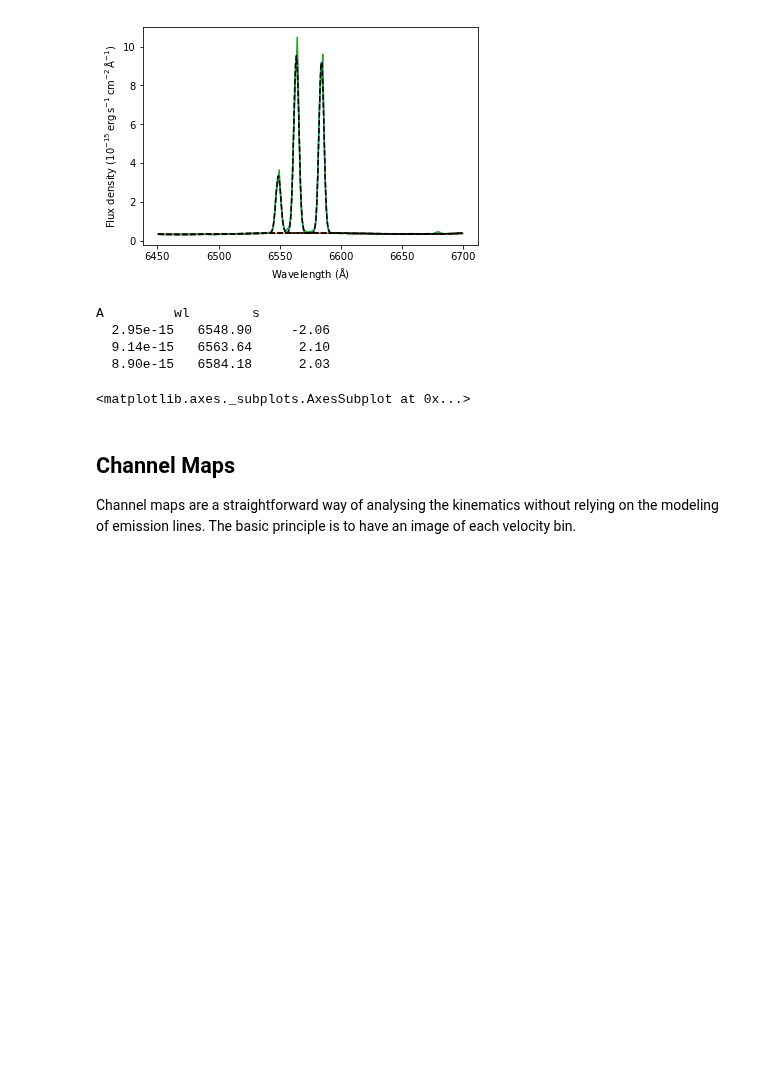
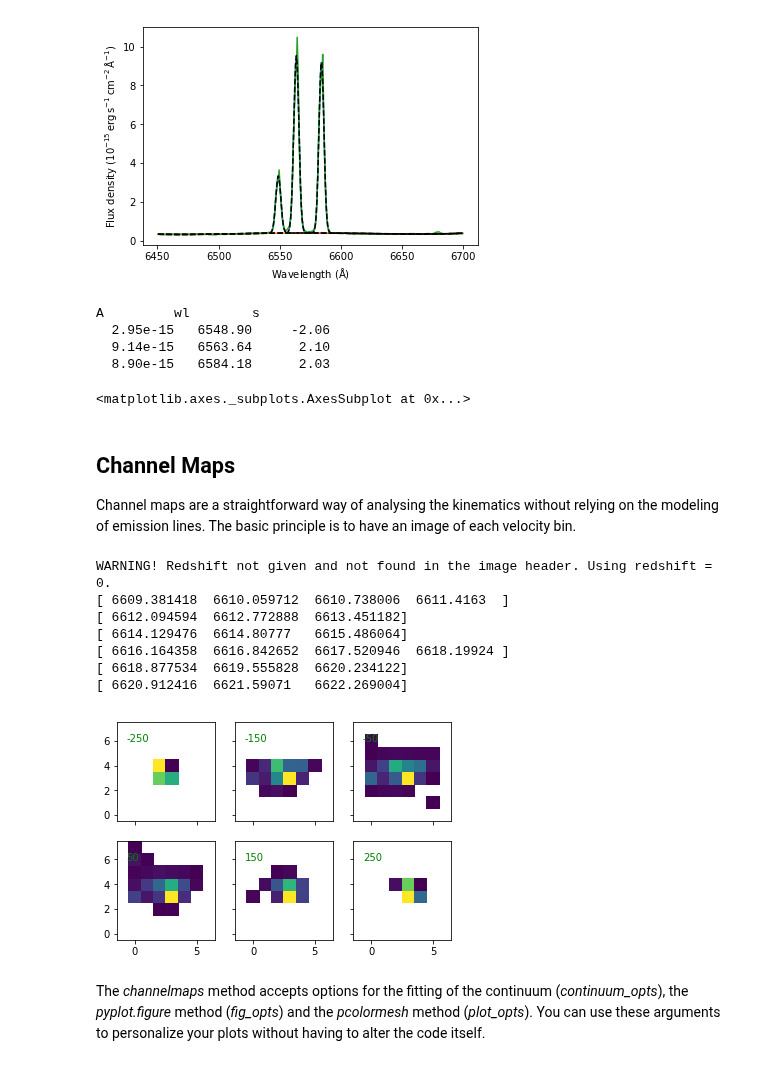
Before and after one commit to danielrd6/ifscube, a Jupyter notebook: ifscube/examples/cube_examples.ipynb, the cells around one changed output. Drawn from its saved outputs; the diff is of its cells as text; code cells hidden in the pictures; blank space fills up the shorter version.

Commit message:
Added text_color to the notebook example of channelmaps.

```diff
--- a/ifscube/examples/cube_examples.ipynb
+++ b/ifscube/examples/cube_examples.ipynb
@@ -179,4 +179,18 @@ A         wl        s
 ## Channel Maps
 
 Channel maps are a straightforward way of analysing the kinematics without relying on the modeling of emission lines. The basic principle is to have an image of each velocity bin.
+# %%
+mycube = ct.gmosdc('ngc3081_cube.fits')
+x = mycube.channelmaps(lambda0=6616, velmin=-300, velmax=300, text_color='green')
+# %% [output]
+WARNING! Redshift not given and not found in the image header. Using redshift = 0.
+[ 6609.381418  6610.059712  6610.738006  6611.4163  ]
+[ 6612.094594  6612.772888  6613.451182]
+[ 6614.129476  6614.80777   6615.486064]
+[ 6616.164358  6616.842652  6617.520946  6618.19924 ]
+[ 6618.877534  6619.555828  6620.234122]
+[ 6620.912416  6621.59071   6622.269004]
+[figure, added]
+# %% [markdown]
+The *channelmaps* method accepts options for the fitting of the continuum (*continuum_opts*), the *pyplot.figure* method (*fig_opts*) and the *pcolormesh* method (*plot_opts*). You can use these arguments to personalize your plots without having to alter the code itself.
 # %%
```
Also changed, not shown: parts of 1 cell of this notebook.
